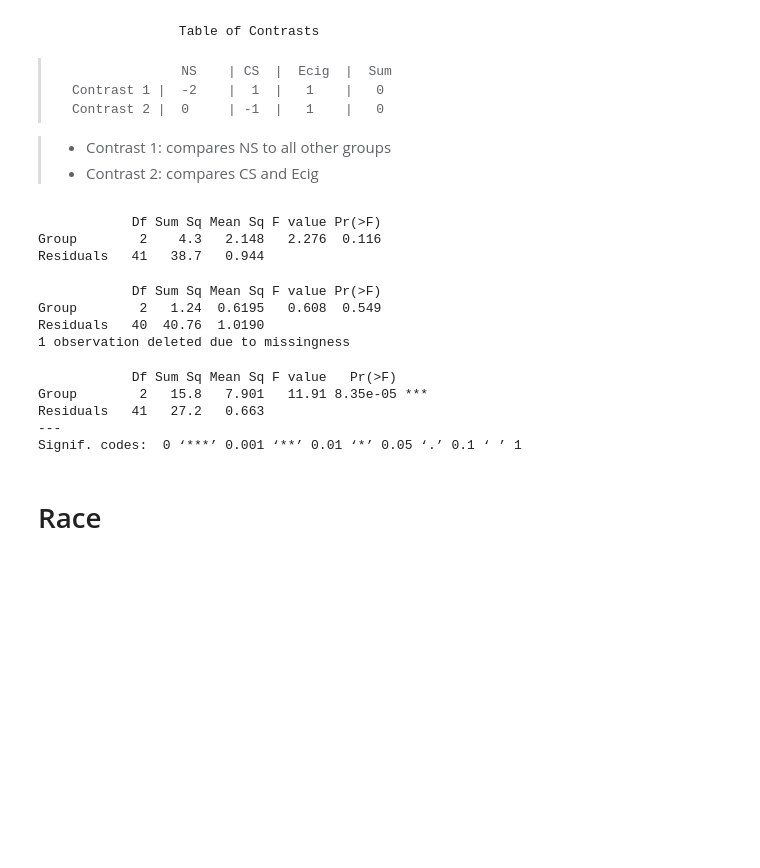
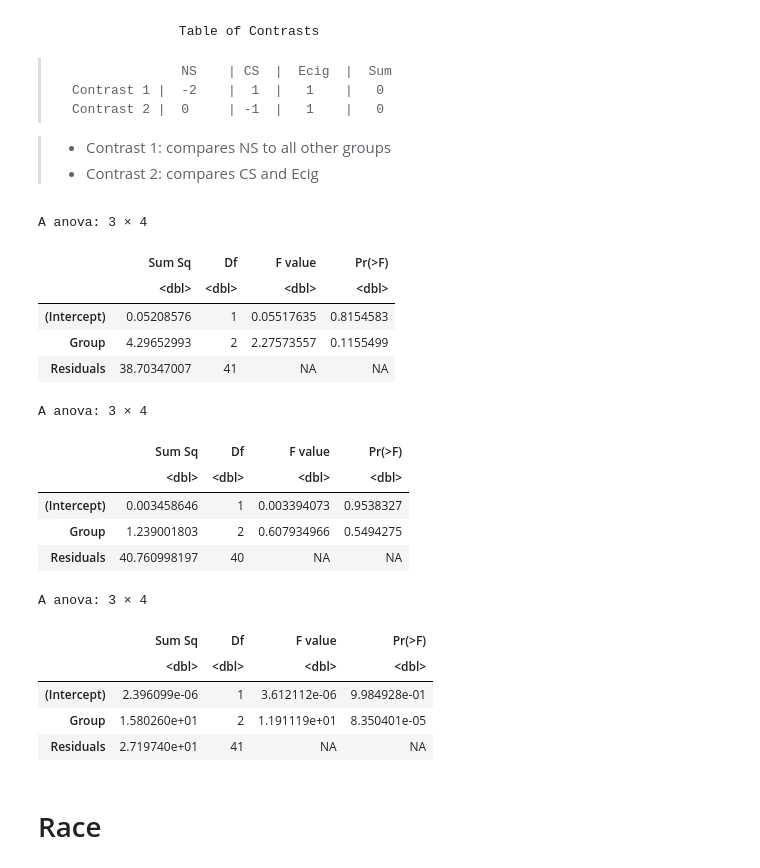
Before and after one commit to Ragerlab/Script_for_Cytokine-Signature-Clusters-as-a-Tool-to-Compare-Changes-associated-with-Tobacco-Product-, a Jupyter notebook: Demographics Analysis (Table1).ipynb, the cells around one changed output. Drawn from its saved outputs; the diff is of its cells as text; code cells hidden in the pictures; blank space fills up the shorter version.

```diff
--- a/Demographics Analysis (Table1).ipynb
+++ b/Demographics Analysis (Table1).ipynb
@@ -199,25 +199,31 @@ A matrix: 3 × 2 of type dbl
 > - Contrast 2: compares CS and Ecig
 # %%
 contrasts(mutated_df$Group) = cbind(c(-2,1,1),c(0,-1,1)) #meaning is specified above
-anova_age = aov(Norm_Age~Group, data = mutated_df)
-summary(anova_age)
-anova_bmi = aov(Norm_BMI~Group, data = mutated_df)
-summary(anova_bmi)
-anova_continine = aov(Norm_Cotinine~Group, data = mutated_df)
-summary(anova_continine)
+anova_age = Anova(aov(Norm_Age~Group, data = mutated_df), type = 'III')
+anova_age
+anova_bmi = Anova(aov(Norm_BMI~Group, data = mutated_df), type = 'III')
+anova_bmi
+anova_continine = Anova(aov(Norm_Cotinine~Group, data = mutated_df), type = 'III')
+anova_continine
 # %% [output]
-            Df Sum Sq Mean Sq F value Pr(>F)
-Group        2    4.3   2.148   2.276  0.116
-Residuals   41   38.7   0.944
+A anova: 3 × 4
+|  | Sum Sq | Df | F value | Pr(>F) |
+|  | <dbl> | <dbl> | <dbl> | <dbl> |
+| (Intercept) | 0.05208576 | 1 | 0.05517635 | 0.8154583 |
+| Group | 4.29652993 | 2 | 2.27573557 | 0.1155499 |
+| Residuals | 38.70347007 | 41 | NA | NA |
-            Df Sum Sq Mean Sq F value Pr(>F)
-Group        2   1.24  0.6195   0.608  0.549
-Residuals   40  40.76  1.0190
-1 observation deleted due to missingness
+A anova: 3 × 4
+|  | Sum Sq | Df | F value | Pr(>F) |
+|  | <dbl> | <dbl> | <dbl> | <dbl> |
+| (Intercept) | 0.003458646 | 1 | 0.003394073 | 0.9538327 |
+| Group | 1.239001803 | 2 | 0.607934966 | 0.5494275 |
+| Residuals | 40.760998197 | 40 | NA | NA |
-            Df Sum Sq Mean Sq F value   Pr(>F)
-Group        2   15.8   7.901   11.91 8.35e-05 ***
-Residuals   41   27.2   0.663
----
-Signif. codes:  0 ‘***’ 0.001 ‘**’ 0.01 ‘*’ 0.05 ‘.’ 0.1 ‘ ’ 1
+A anova: 3 × 4
+|  | Sum Sq | Df | F value | Pr(>F) |
+|  | <dbl> | <dbl> | <dbl> | <dbl> |
+| (Intercept) | 2.396099e-06 | 1 | 3.612112e-06 | 9.984928e-01 |
+| Group | 1.580260e+01 | 2 | 1.191119e+01 | 8.350401e-05 |
+| Residuals | 2.719740e+01 | 41 | NA | NA |
 # %% [markdown]
 # Race
 # %%
```
Also changed, not shown: parts of 1 cell of this notebook.
